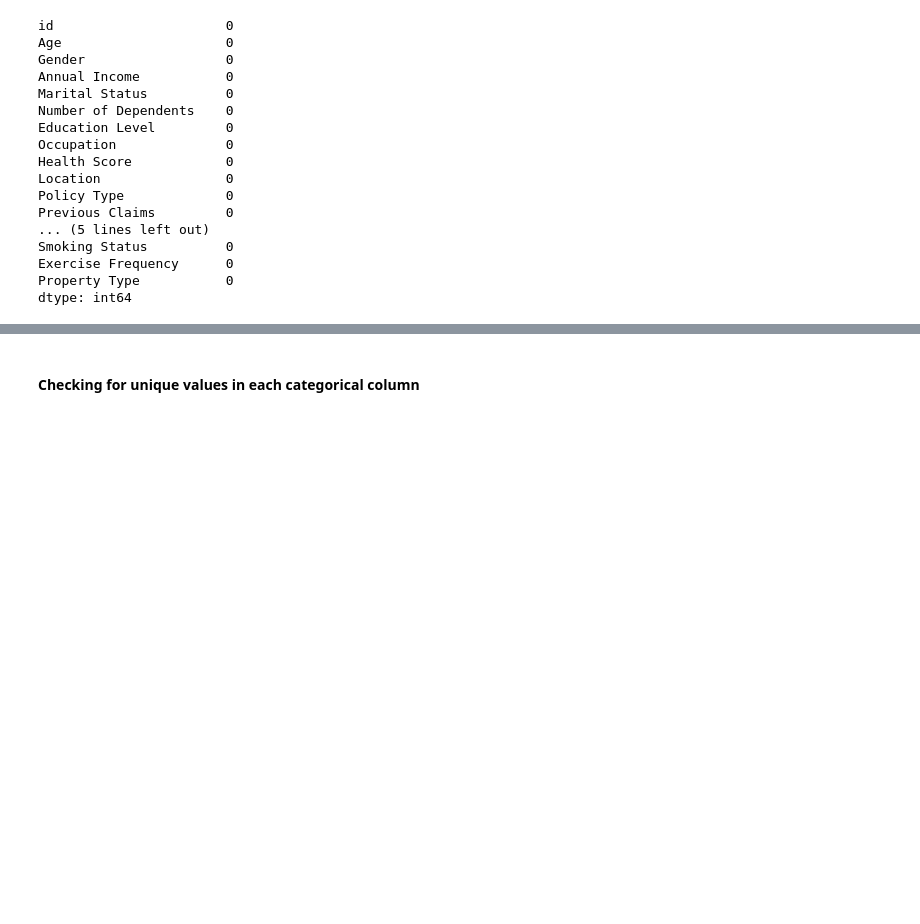
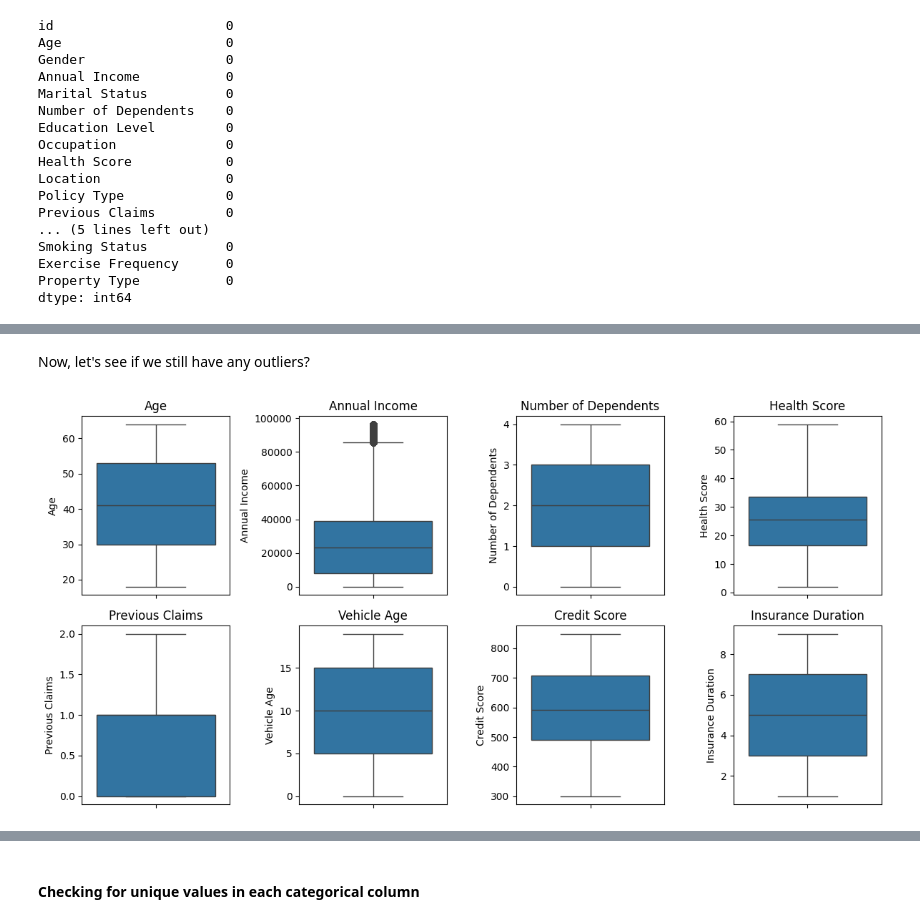
Before and after one commit to Kamilos124/golem_project, a Jupyter notebook: regression_model.ipynb, the cells around one changed output, grey strips where cells are left out. Drawn from its saved outputs; the diff is of its cells as text; code cells hidden in the pictures; blank space fills up the shorter version.

```diff
--- a/regression_model.ipynb
+++ b/regression_model.ipynb
@@ -47,12 +50,14 @@ test_data.head()
 # %% [markdown]
 #### Number of columns and names of these columns for both data sets
 # %%
-all_columns = training_data.columns.to_list()
-print("Liczba kolumn: ")
-print(len(all_columns))
-print("Kolumny: ")
-for column in all_columns:
-    print(column)
+def display_content_of_data(dataset):
+    print("Liczba kolumn: ")
+    print(len(dataset.columns.to_list()))
+    print("Kolumny: ")
+    for column in dataset.columns.to_list():
+        print(column)
+
+display_content_of_data(training_data)
 # %% [output]
 Liczba kolumn:
 21
@@ -207,0 +258,20 @@ dtype: int64
+# %%
+def remove_outliers(dataset, column):
+    Q1 = dataset[column].quantile(0.25)
+    Q3 = dataset[column].quantile(0.75)
+    IQR = Q3 - Q1
+
+    lower_bound = Q1 - 1.5 * IQR
+    upper_bound = Q3 + 1.5 * IQR
+
+    data_without_outliers = dataset[(dataset[column] >= lower_bound) & (dataset[column] <= upper_bound)]
+    return data_without_outliers
+
+training_data_without_outliers = remove_outliers(training_data, "Previous Claims")
+training_data_without_outliers = remove_outliers(training_data_without_outliers, "Annual Income")
+# %% [markdown]
+Now, let's see if we still have any outliers?
+# %%
+make_numerical_features_plots(training_data_without_outliers)
+# %% [output]
+[figure, added]
```
Also changed, not shown: parts of 71 cells of this notebook, 1 other file.
